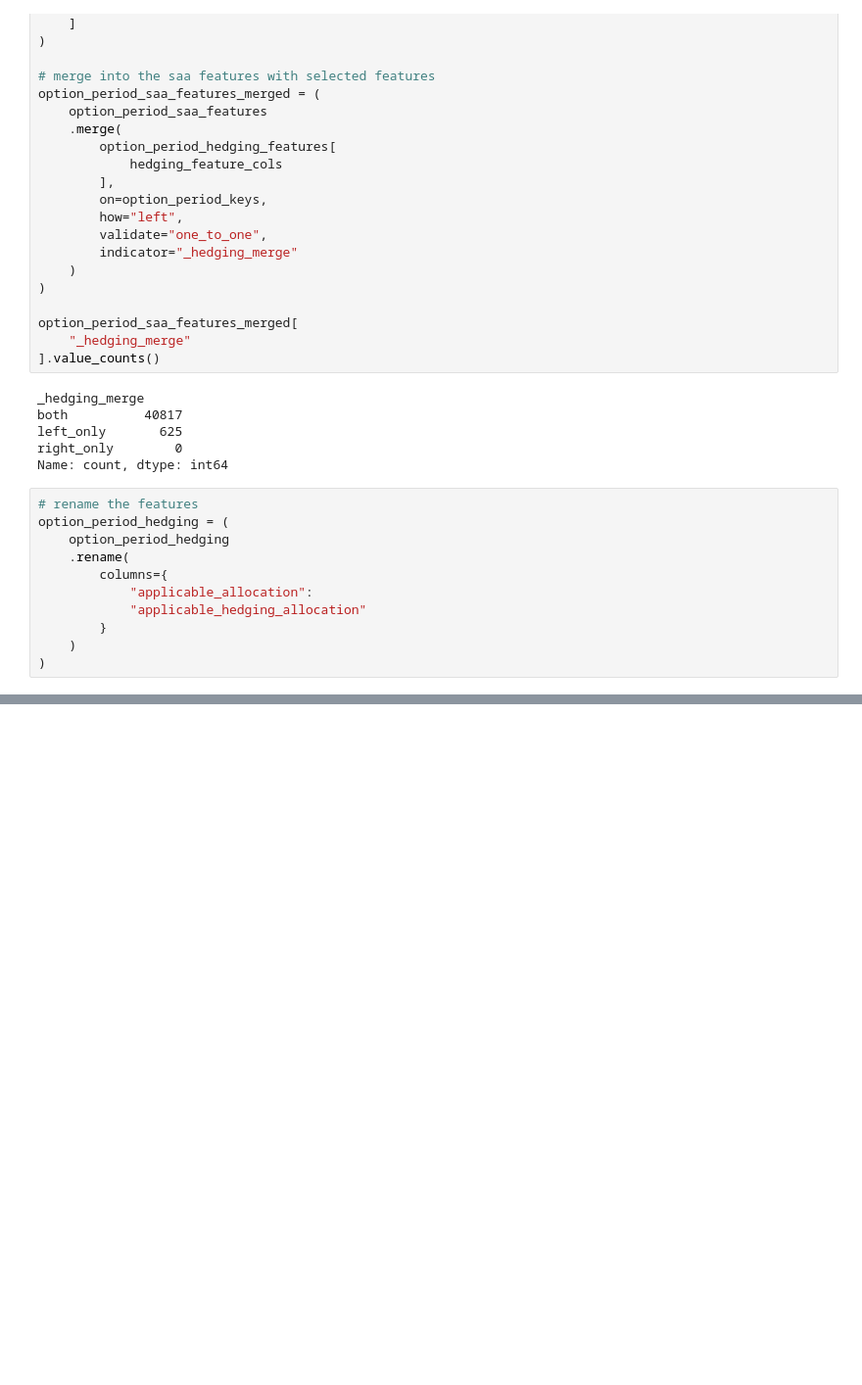
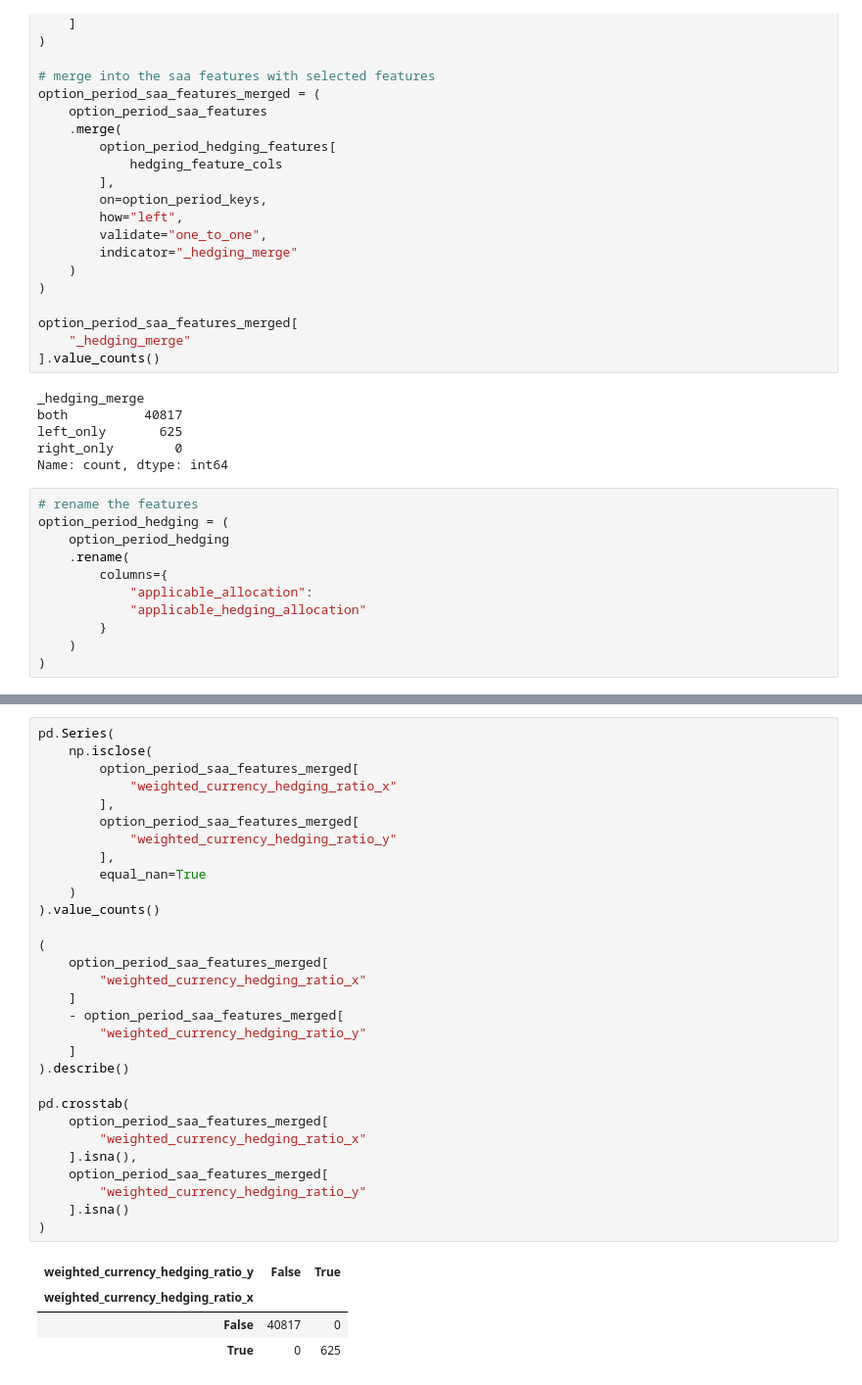
Before and after one commit to terra9/superannuation-performance-early-warning, a Jupyter notebook: notebooks/apra_data_audit.ipynb, the cells around one changed output, grey strips where cells are left out. Shown at 98% size. Saved outputs shown, nothing was run; the diff lists cells and outputs as text; blank space fills up the shorter version.

```diff
--- a/notebooks/apra_data_audit.ipynb
+++ b/notebooks/apra_data_audit.ipynb
@@ -7512,0 +7621,35 @@ pd.crosstab(
+# %%
+pd.Series(
+    np.isclose(
+        option_period_saa_features_merged[
+            "weighted_currency_hedging_ratio_x"
+        ],
+        option_period_saa_features_merged[
+            "weighted_currency_hedging_ratio_y"
+        ],
+        equal_nan=True
+    )
+).value_counts()
+
+(
+    option_period_saa_features_merged[
+        "weighted_currency_hedging_ratio_x"
+    ]
+    - option_period_saa_features_merged[
+        "weighted_currency_hedging_ratio_y"
+    ]
+).describe()
+
+pd.crosstab(
+    option_period_saa_features_merged[
+        "weighted_currency_hedging_ratio_x"
+    ].isna(),
+    option_period_saa_features_merged[
+        "weighted_currency_hedging_ratio_y"
+    ].isna()
+)
+# %% [output]
+| weighted_currency_hedging_ratio_y | False | True |
+| weighted_currency_hedging_ratio_x |  |  |
+| False | 40817 | 0 |
+| True | 0 | 625 |
```
Also changed, not shown: parts of 15 cells of this notebook.
